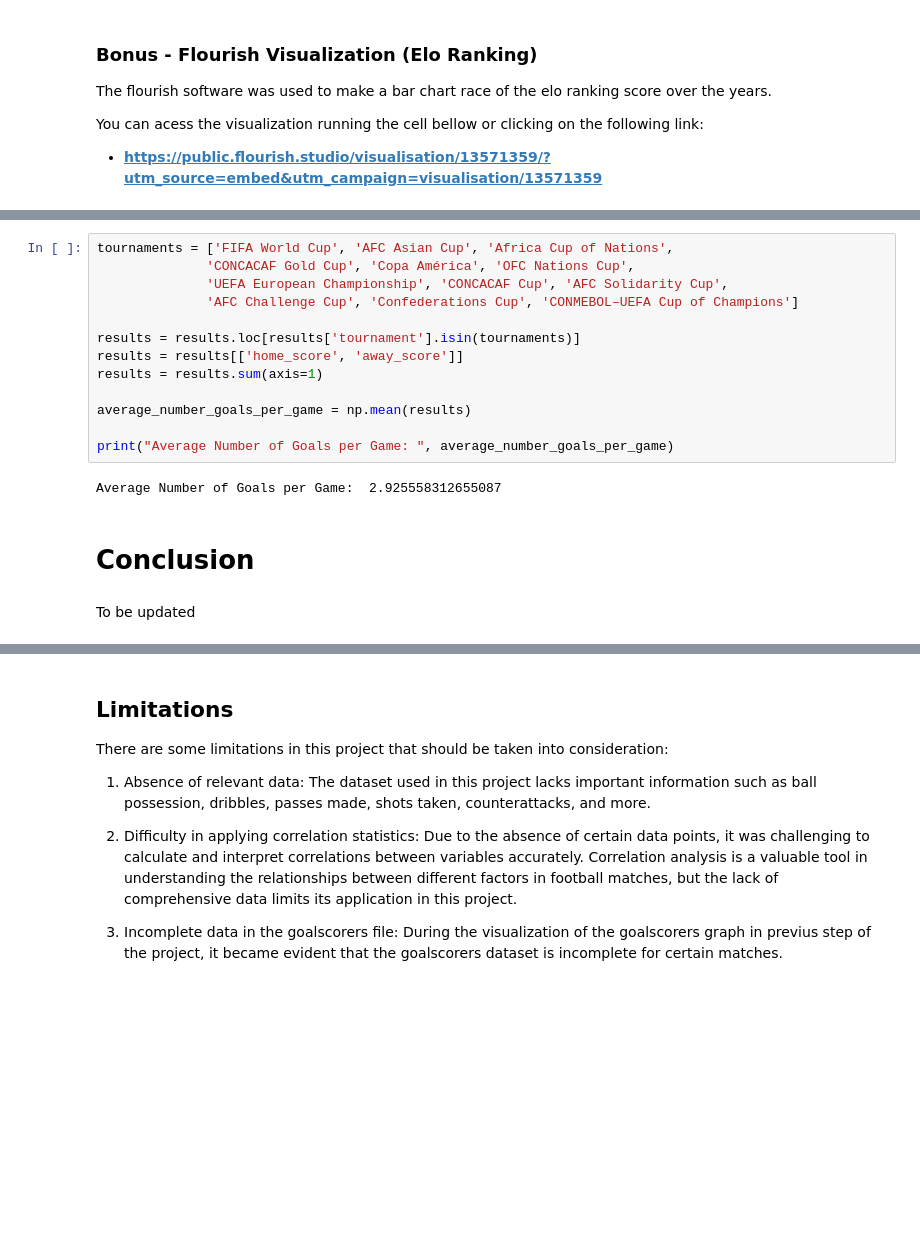
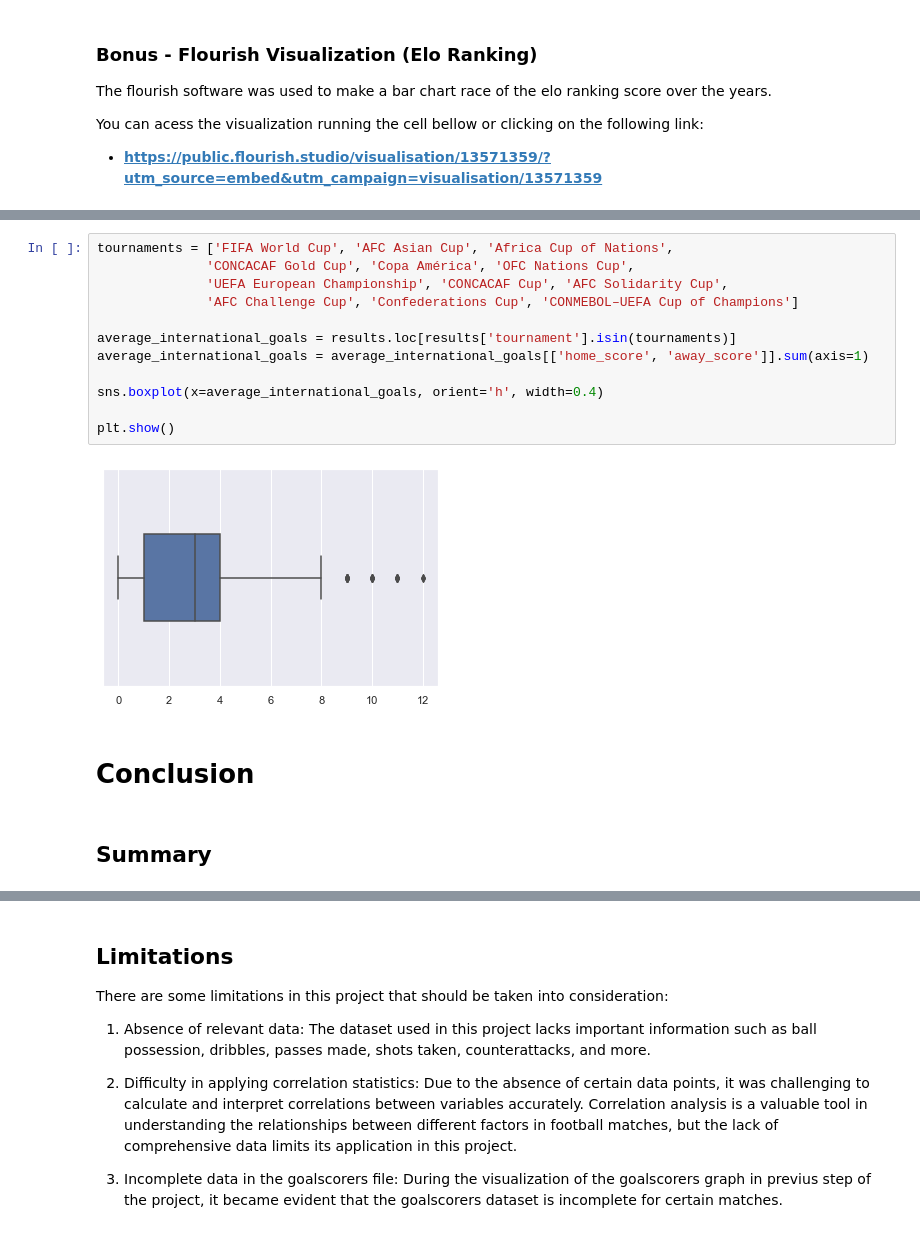
Before and after one commit to ryann-arruda/python-data-analysis, a Jupyter notebook: project_final.ipynb, the cells around one changed output, grey strips where cells are left out. Cells and saved outputs as stored; diff of their text form; blank space fills up the shorter version.

```diff
--- a/project_final.ipynb
+++ b/project_final.ipynb
@@ -1284,19 +1281,18 @@ You can acess the visualization running the cell bellow or clicking on the follo
 # %%
 tournaments = ['FIFA World Cup', 'AFC Asian Cup', 'Africa Cup of Nations',
               'CONCACAF Gold Cup', 'Copa América', 'OFC Nations Cup',
               'UEFA European Championship', 'CONCACAF Cup', 'AFC Solidarity Cup',
               'AFC Challenge Cup', 'Confederations Cup', 'CONMEBOL–UEFA Cup of Champions']
 
-results = results.loc[results['tournament'].isin(tournaments)]
-results = results[['home_score', 'away_score']]
-results = results.sum(axis=1)
+average_international_goals = results.loc[results['tournament'].isin(tournaments)]
+average_international_goals = average_international_goals[['home_score', 'away_score']].sum(axis=1)
 
-average_number_goals_per_game = np.mean(results)
+sns.boxplot(x=average_international_goals, orient='h', width=0.4)
 
-print("Average Number of Goals per Game: ", average_number_goals_per_game)
+plt.show()
 # %% [output]
-Average Number of Goals per Game:  2.925558312655087
+[figure, added]
 # %% [markdown]
 # **Conclusion**
-# %% [markdown]
-To be updated
+# %% [markdown]
+## **Summary**
```
Also changed, not shown: parts of 17 cells of this notebook.
